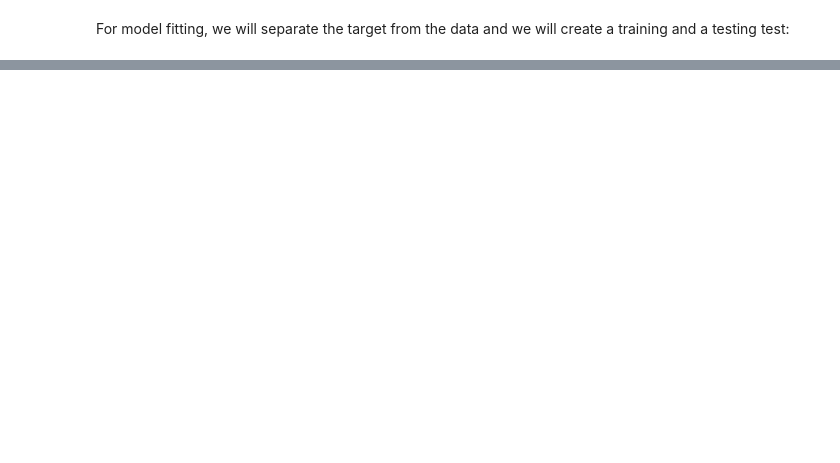
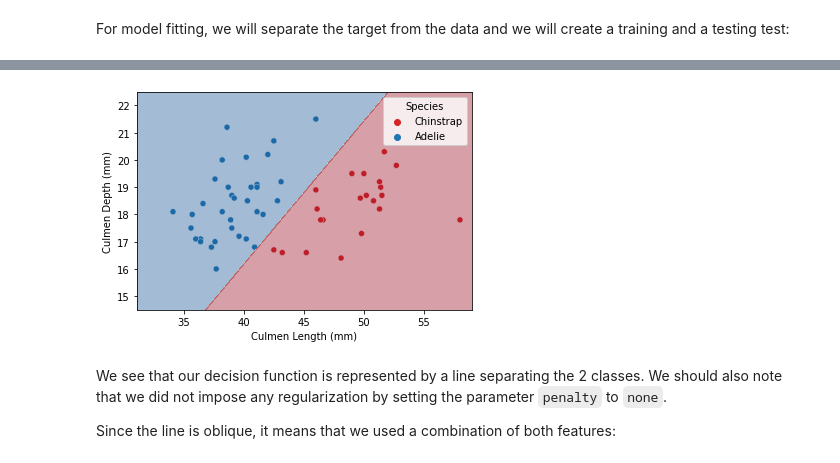
Before and after one commit to skacem/Learning-Machine-Learning, a Jupyter notebook: Scikit-learn/404_linear_model_classification.ipynb, the cells around one changed output, grey strips where cells are left out. Cells and saved outputs as stored; diff of their text form; code cells hidden in the pictures; blank space fills up the shorter version.

```diff
--- a/Scikit-learn/404_linear_model_classification.ipynb
+++ b/Scikit-learn/404_linear_model_classification.ipynb
@@ -86,0 +107,11 @@ def plot_decision_function(fitted_classifier, range_features, ax=None):
+# %%
+ax = sns.scatterplot(
+    data=penguins_test, x=culmen_columns[0], y=culmen_columns[1],
+    hue=target_column, palette=["tab:red", "tab:blue"])
+plot_decision_function(logistic_regression, range_features, ax=ax);
+# %% [output]
+[figure, added]
+# %% [markdown]
+We see that our decision function is represented by a line separating the 2 classes. We should also note that we did not impose any regularization by setting the parameter `penalty` to `none`.
+
+Since the line is oblique, it means that we used a combination of both features:
```
Also changed, not shown: parts of 10 cells of this notebook.
